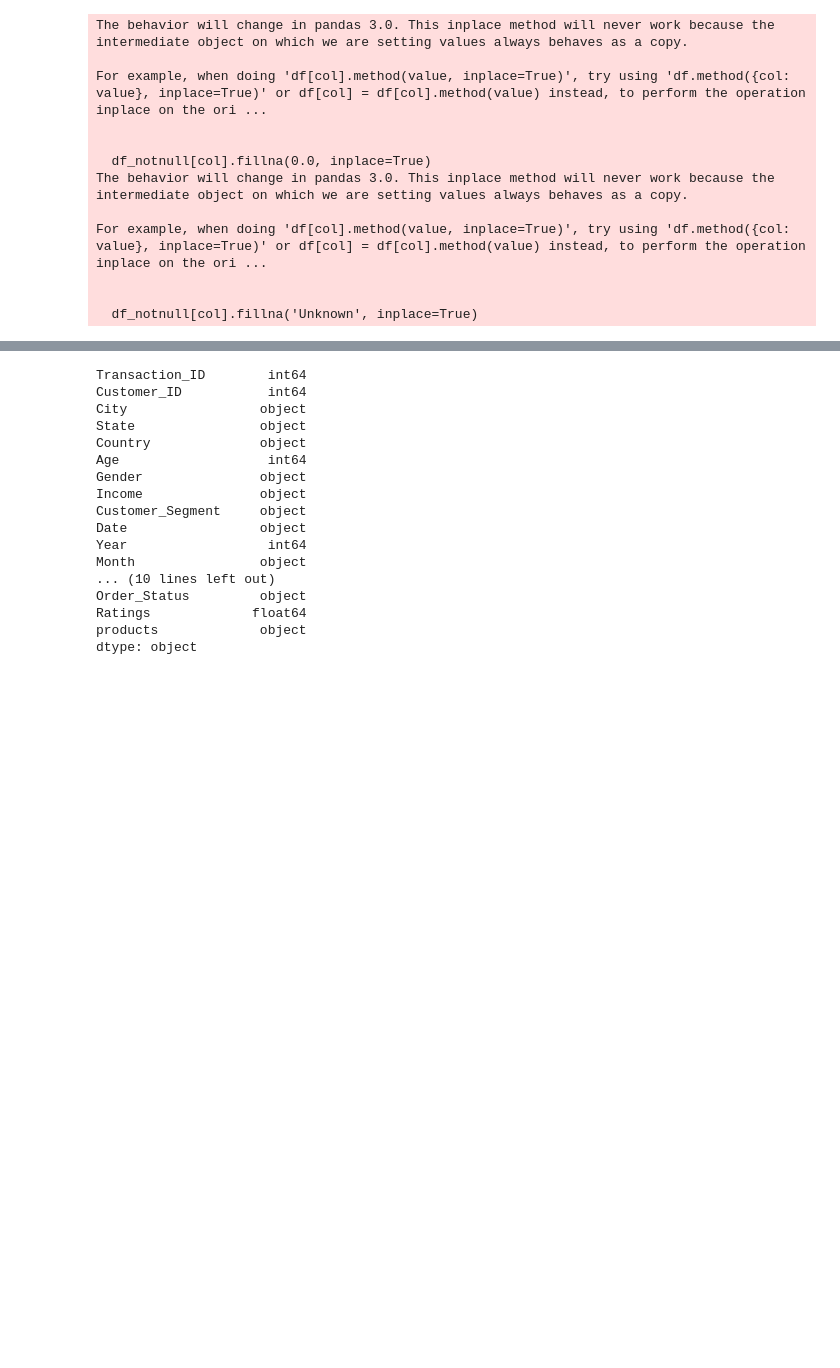
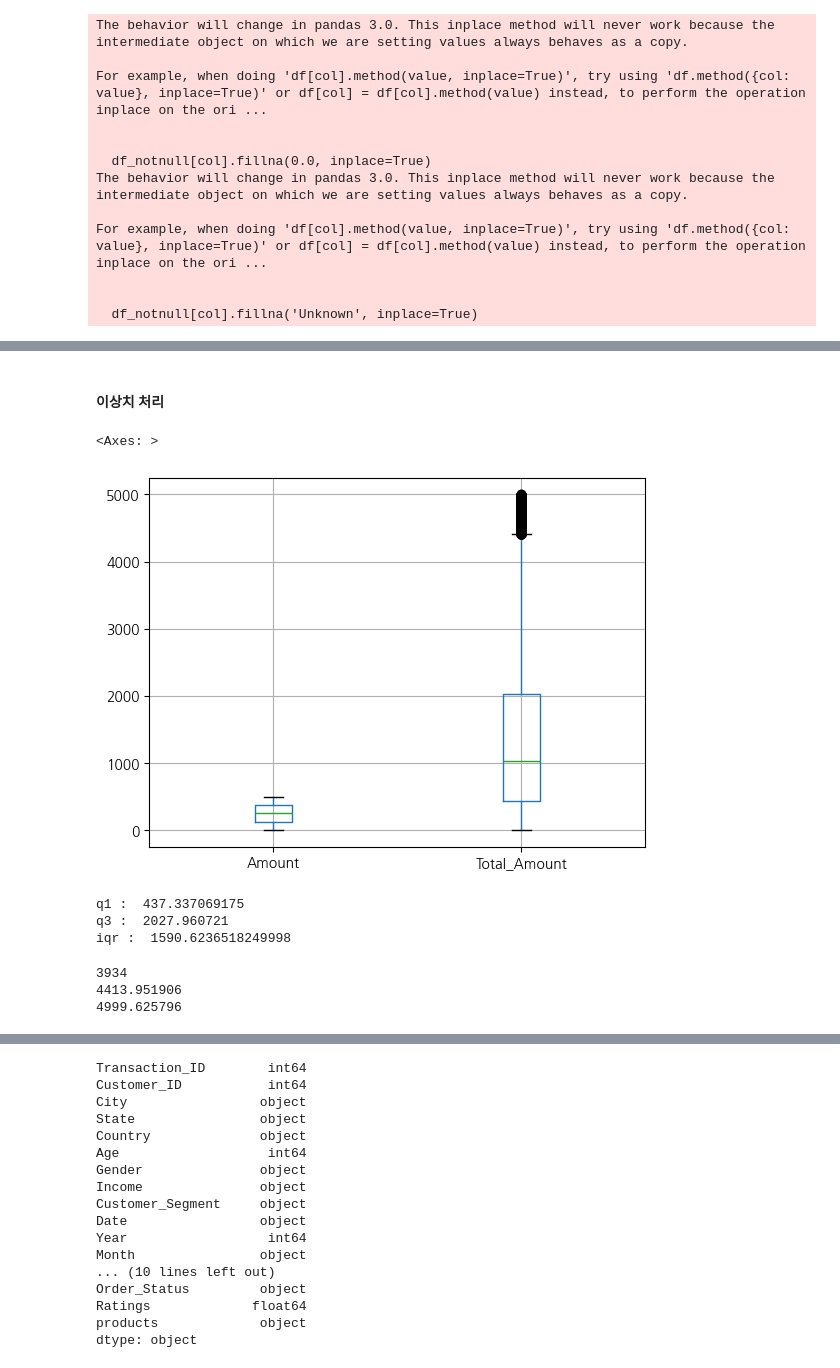
Before and after one commit to youscd/Retail_data_Analysis, a Jupyter notebook: 분석 시각화.ipynb, the cells around one changed output, grey strips where cells are left out. Saved outputs shown, nothing was run; the diff lists cells and outputs as text; code cells hidden in the pictures; blank space fills up the shorter version.

```diff
--- a/분석 시각화.ipynb
+++ b/분석 시각화.ipynb
@@ -116,0 +159,31 @@ df_notnull[df_notnull['City'] == 'Unknown'][:5]
+# %% [markdown]
+#### 이상치 처리
+# %%
+# 이상치 확인
+# df_notnull.boxplot(column=['Age'])    # 이상치 없음
+# df_notnull.boxplot(column=['Total_Purchases'])    # 이상치 없음
+df_notnull.boxplot(column=['Amount', 'Total_Amount'])
+# %% [output]
+<Axes: >
+[figure, added]
+# %%
+q1 = df_notnull['Total_Amount'].quantile(q=0.25)
+q3 = df_notnull['Total_Amount'].quantile(q=0.75)
+iqr = q3-q1
+print('q1 : ', q1)
+print('q3 : ', q3)
+print('iqr : ', iqr)
+# %% [output]
+q1 :  437.337069175
+q3 :  2027.960721
+iqr :  1590.6236518249998
+# %%
+# Total_Amount 값이 이상치인 경우의 데이터만 조회
+TA_iqr = df_notnull[df_notnull['Total_Amount'] > q3 + (iqr * 1.5)]
+print(len(TA_iqr))
+print(TA_iqr['Total_Amount'].min())
+print(TA_iqr['Total_Amount'].max())
+# %% [output]
+3934
+4413.951906
+4999.625796
```
Also changed, not shown: parts of 20 cells of this notebook.
